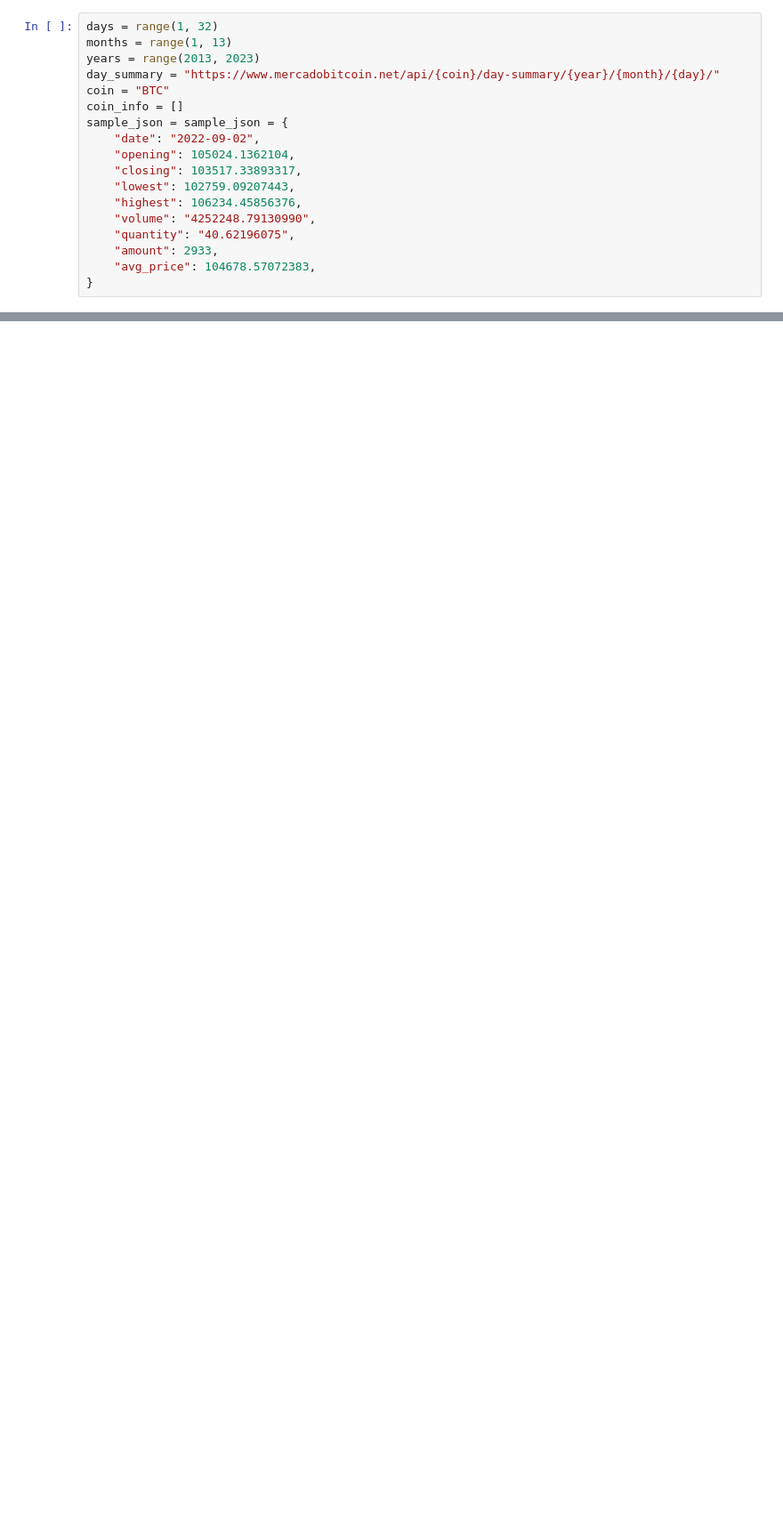
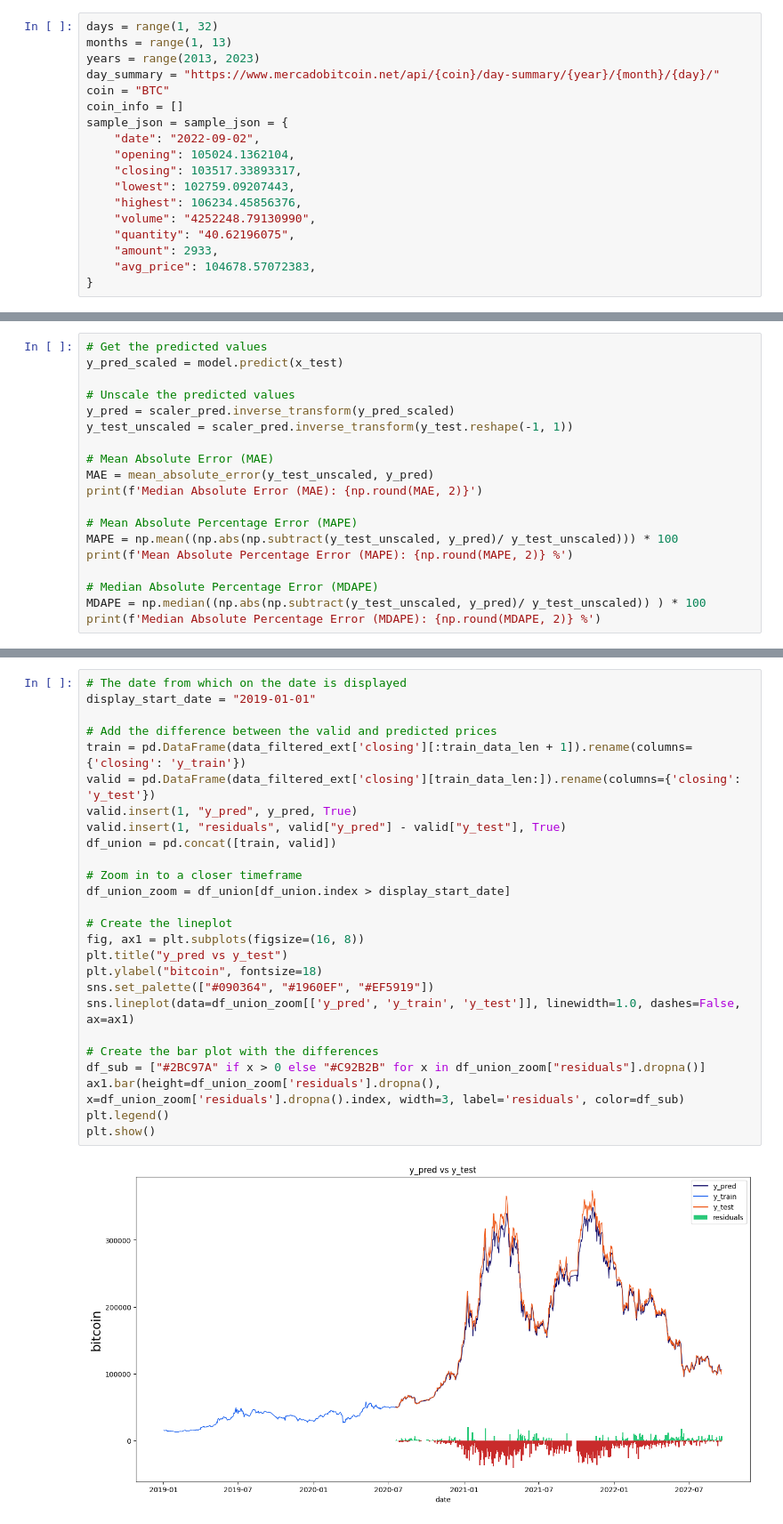
Before and after one commit to kevinsantana/ppca-md-final-project, a Jupyter notebook: model.ipynb, the cells around one changed output, grey strips where cells are left out. Shown: that part at 89% size. Saved outputs shown, nothing was run; the diff lists cells and outputs as text; blank space fills up the shorter version.

```diff
--- a/model.ipynb
+++ b/model.ipynb
@@ -47,0 +310,19 @@ btc_time_series_df.head()
+# %%
+# Get the predicted values
+y_pred_scaled = model.predict(x_test)
+
+# Unscale the predicted values
+y_pred = scaler_pred.inverse_transform(y_pred_scaled)
+y_test_unscaled = scaler_pred.inverse_transform(y_test.reshape(-1, 1))
+
+# Mean Absolute Error (MAE)
+MAE = mean_absolute_error(y_test_unscaled, y_pred)
+print(f'Median Absolute Error (MAE): {np.round(MAE, 2)}')
+
+# Mean Absolute Percentage Error (MAPE)
+MAPE = np.mean((np.abs(np.subtract(y_test_unscaled, y_pred)/ y_test_unscaled))) * 100
+print(f'Mean Absolute Percentage Error (MAPE): {np.round(MAPE, 2)} %')
+
+# Median Absolute Percentage Error (MDAPE)
+MDAPE = np.median((np.abs(np.subtract(y_test_unscaled, y_pred)/ y_test_unscaled)) ) * 100
+print(f'Median Absolute Percentage Error (MDAPE): {np.round(MDAPE, 2)} %')
@@ -47,0 +334,28 @@ btc_time_series_df.head()
+# %%
+# The date from which on the date is displayed
+display_start_date = "2019-01-01"
+
+# Add the difference between the valid and predicted prices
+train = pd.DataFrame(data_filtered_ext['closing'][:train_data_len + 1]).rename(columns={'closing': 'y_train'})
+valid = pd.DataFrame(data_filtered_ext['closing'][train_data_len:]).rename(columns={'closing': 'y_test'})
+valid.insert(1, "y_pred", y_pred, True)
+valid.insert(1, "residuals", valid["y_pred"] - valid["y_test"], True)
+df_union = pd.concat([train, valid])
+
+# Zoom in to a closer timeframe
+df_union_zoom = df_union[df_union.index > display_start_date]
+
+# Create the lineplot
+fig, ax1 = plt.subplots(figsize=(16, 8))
+plt.title("y_pred vs y_test")
+plt.ylabel("bitcoin", fontsize=18)
+sns.set_palette(["#090364", "#1960EF", "#EF5919"])
+sns.lineplot(data=df_union_zoom[['y_pred', 'y_train', 'y_test']], linewidth=1.0, dashes=False, ax=ax1)
+
+# Create the bar plot with the differences
+df_sub = ["#2BC97A" if x > 0 else "#C92B2B" for x in df_union_zoom["residuals"].dropna()]
+ax1.bar(height=df_union_zoom['residuals'].dropna(), x=df_union_zoom['residuals'].dropna().index, width=3, label='residuals', color=df_sub)
+plt.legend()
+plt.show()
+# %% [output]
+[figure, added]
```
Also changed, not shown: parts of 21 cells of this notebook.
